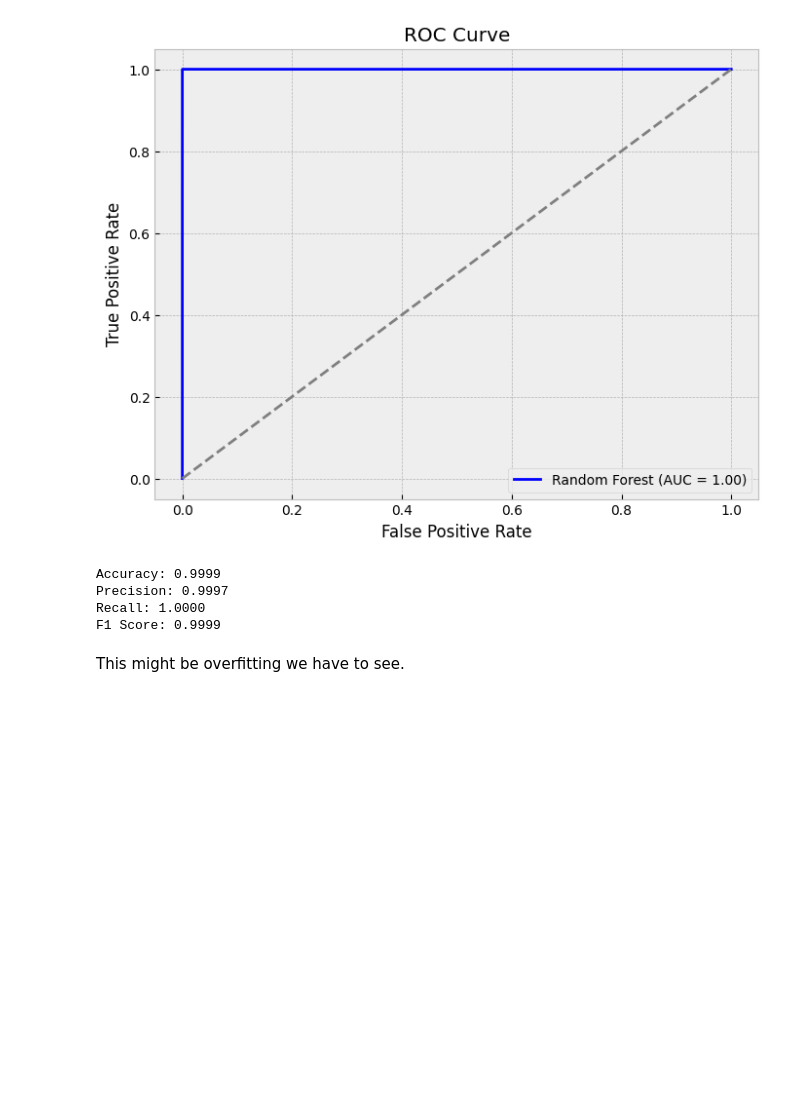
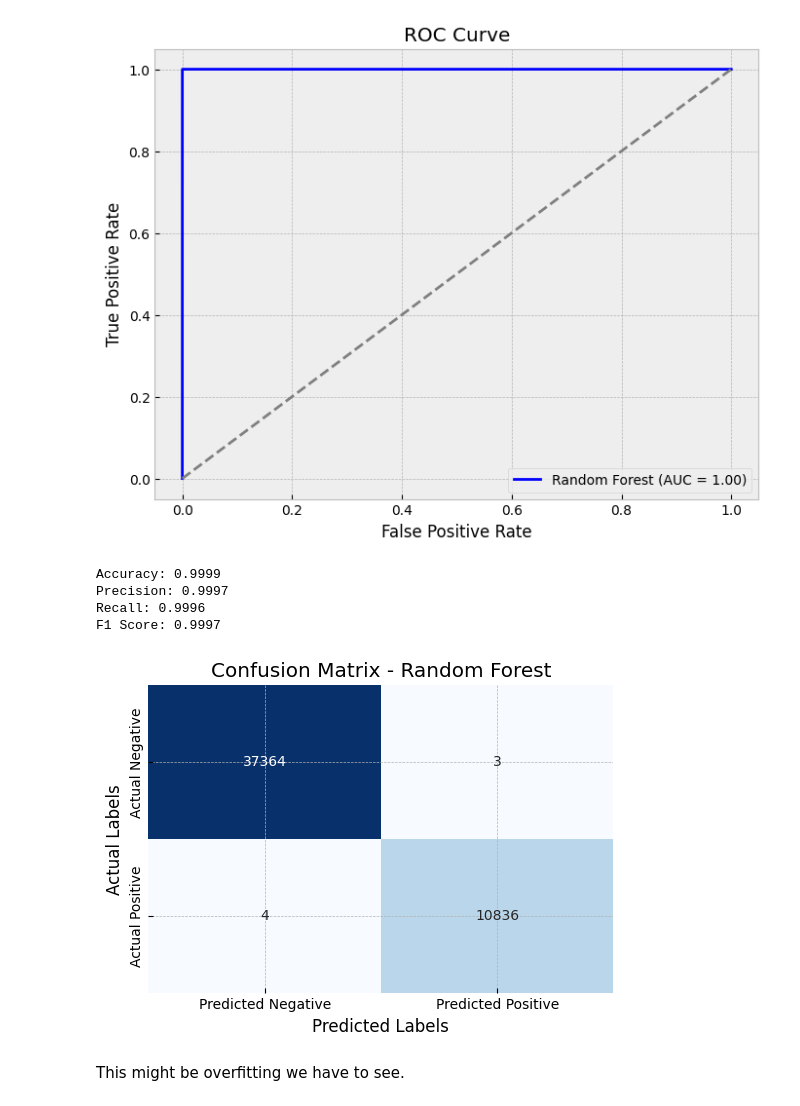
Before and after one commit to bharath03-a/Gun-Violence-Incidents, a Jupyter notebook: notebooks/05_classification.ipynb, the cells around one changed output. Cells and saved outputs as stored; diff of their text form; code cells hidden in the pictures; blank space fills up the shorter version.

```diff
--- a/notebooks/05_classification.ipynb
+++ b/notebooks/05_classification.ipynb
@@ -79,7 +78,8 @@ class_ip_data = ip_data.withColumn("is_killed", when(col("n_killed") > 0, 1).oth
 # %% [markdown]
 Dropping columns which we won't be using.
 # %%
-cols_to_drop = ["n_killed", "incident_id", "date", "address", "congressional_district", "incident_characteristics", "latitude", "longitude", "notes"]
+cols_to_drop = ["n_killed", "incident_id", "date", "address", "congressional_district",
+                "incident_characteristics", "latitude", "longitude", "notes", "city_or_county"]
 
 class_ip_data = class_ip_data.drop(*cols_to_drop)
 # %%
@@ -110,8 +110,7 @@ class_ip_data = encode_multiple_columns_with_string_indexer(class_ip_data, non_n
 # %%
 class_ip_data = class_ip_data.drop(*non_numeric_columns)
 
-class_ip_data = class_ip_data.withColumnRenamed('state_indexed', 'state') \
-                            .withColumnRenamed('city_or_county_indexed', 'city_or_county')
+class_ip_data = class_ip_data.withColumnRenamed('state_indexed', 'state')
 # %% [markdown]
 #### Feature Vectorization
 # %%
@@ -126,3 +125,16 @@ train_data, test_data = class_ip_data.randomSplit([0.8, 0.2], seed=42)
 #### Model Training and Evaluation
 # %% [markdown]
 ##### Randon Forest
+# %%
+rf = RandomForestClassifier(labelCol="is_killed", featuresCol="features", maxBins=500)
+rf_model = rf.fit(train_data)
+
+train_predictions = rf_model.transform(train_data)
+rf_predictions = rf_model.transform(test_data)
+evaluator = BinaryClassificationEvaluator(labelCol="is_killed", metricName="areaUnderROC")
+
+train_auc = evaluator.evaluate(train_predictions)
+print(f"Random Forest Train AUC: {train_auc}")
+
+rf_auc = evaluator.evaluate(rf_predictions)
+print(f"Random Forest AUC: {rf_auc}")
@@ -166,5 +163,5 @@ Random Forest AUC: 0.9999966725808476
 # %%
-preds_df = rf_predictions.select("is_killed", "probability").toPandas()
+preds_df = rf_predictions.select("is_killed", "prediction", "probability").toPandas()
 
 preds_df["probability"] = preds_df["probability"].apply(lambda x: x[1])
 true_labels = preds_df["is_killed"]
@@ -200,7 +195,20 @@ print(f"F1 Score: {f1:.4f}")
 # %% [output]
 Accuracy: 0.9999
 Precision: 0.9997
-Recall: 1.0000
-F1 Score: 0.9999
+Recall: 0.9996
+F1 Score: 0.9997
+# %%
+cm = confusion_matrix(preds_df["is_killed"], preds_df["prediction"])
+
+plt.figure(figsize=(6, 4))
+sns.heatmap(cm, annot=True, fmt="d", cmap="Blues", cbar=False,
+            xticklabels=['Predicted Negative', 'Predicted Positive'],
+            yticklabels=['Actual Negative', 'Actual Positive'])
+plt.xlabel("Predicted Labels")
+plt.ylabel("Actual Labels")
+plt.title("Confusion Matrix - Random Forest")
+plt.show()
+# %% [output]
+[figure, added]
 # %% [markdown]
 This might be overfitting we have to see.
```
Also changed, not shown: parts of 14 cells of this notebook.
